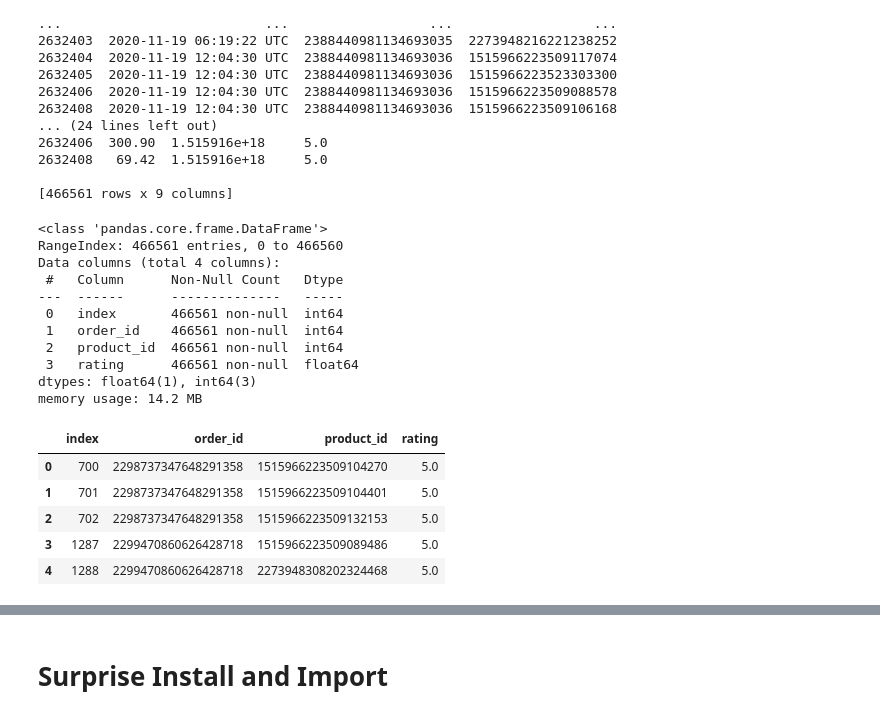
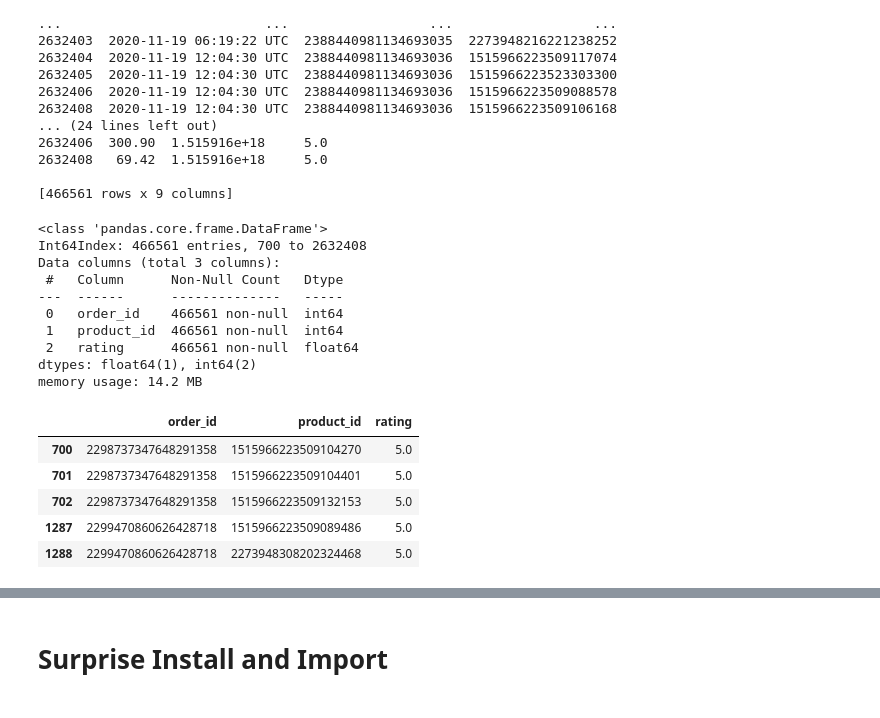
Before and after one commit to HSV-AI/product-recommendation, a Jupyter notebook: notebooks/Purchase-History.ipynb, the cells around one changed output, grey strips where cells are left out. Drawn from its saved outputs; the diff is of its cells as text; code cells hidden in the pictures.

```diff
--- a/notebooks/Purchase-History.ipynb
+++ b/notebooks/Purchase-History.ipynb
@@ -55,7 +16,7 @@ Archive:  ecommerce-purchase-history-from-electronics-store.zip
 # %% [markdown]
 # Data Exploration
 # %%
-df = pd.read_csv('kz.csv')
+df = pd.read_csv('../data/external/kz.csv')
 df.head()
 # %% [output]
 |  | event_time | order_id | product_id | category_id | category_code | brand | price | user_id |
@@ -329,24 +290,23 @@ print(filtered_df)
 
 [466561 rows x 9 columns]
 # %%
-selected_df = filtered_df[['order_id', 'product_id', 'rating']].apply(pd.to_numeric, errors='coerce').reset_index()
+selected_df = filtered_df[['order_id', 'product_id', 'rating']].apply(pd.to_numeric, errors='coerce')
 selected_df.info()
 selected_df.head()
 # %% [output]
 <class 'pandas.core.frame.DataFrame'>
-RangeIndex: 466561 entries, 0 to 466560
-Data columns (total 4 columns):
+Int64Index: 466561 entries, 700 to 2632408
+Data columns (total 3 columns):
  #   Column      Non-Null Count   Dtype
 ---  ------      --------------   -----
- 0   index       466561 non-null  int64
- 1   order_id    466561 non-null  int64
- 2   product_id  466561 non-null  int64
- 3   rating      466561 non-null  float64
-dtypes: float64(1), int64(3)
+ 0   order_id    466561 non-null  int64
+ 1   product_id  466561 non-null  int64
+ 2   rating      466561 non-null  float64
+dtypes: float64(1), int64(2)
 memory usage: 14.2 MB
-|  | index | order_id | product_id | rating |
-| 0 | 700 | 2298737347648291358 | 1515966223509104270 | 5.0 |
-| 1 | 701 | 2298737347648291358 | 1515966223509104401 | 5.0 |
-| 2 | 702 | 2298737347648291358 | 1515966223509132153 | 5.0 |
-| 3 | 1287 | 2299470860626428718 | 1515966223509089486 | 5.0 |
-| 4 | 1288 | 2299470860626428718 | 2273948308202324468 | 5.0 |
+|  | order_id | product_id | rating |
+| 700 | 2298737347648291358 | 1515966223509104270 | 5.0 |
+| 701 | 2298737347648291358 | 1515966223509104401 | 5.0 |
+| 702 | 2298737347648291358 | 1515966223509132153 | 5.0 |
+| 1287 | 2299470860626428718 | 1515966223509089486 | 5.0 |
+| 1288 | 2299470860626428718 | 2273948308202324468 | 5.0 |
```
Also changed, not shown: parts of 26 cells of this notebook, 5 other files.
